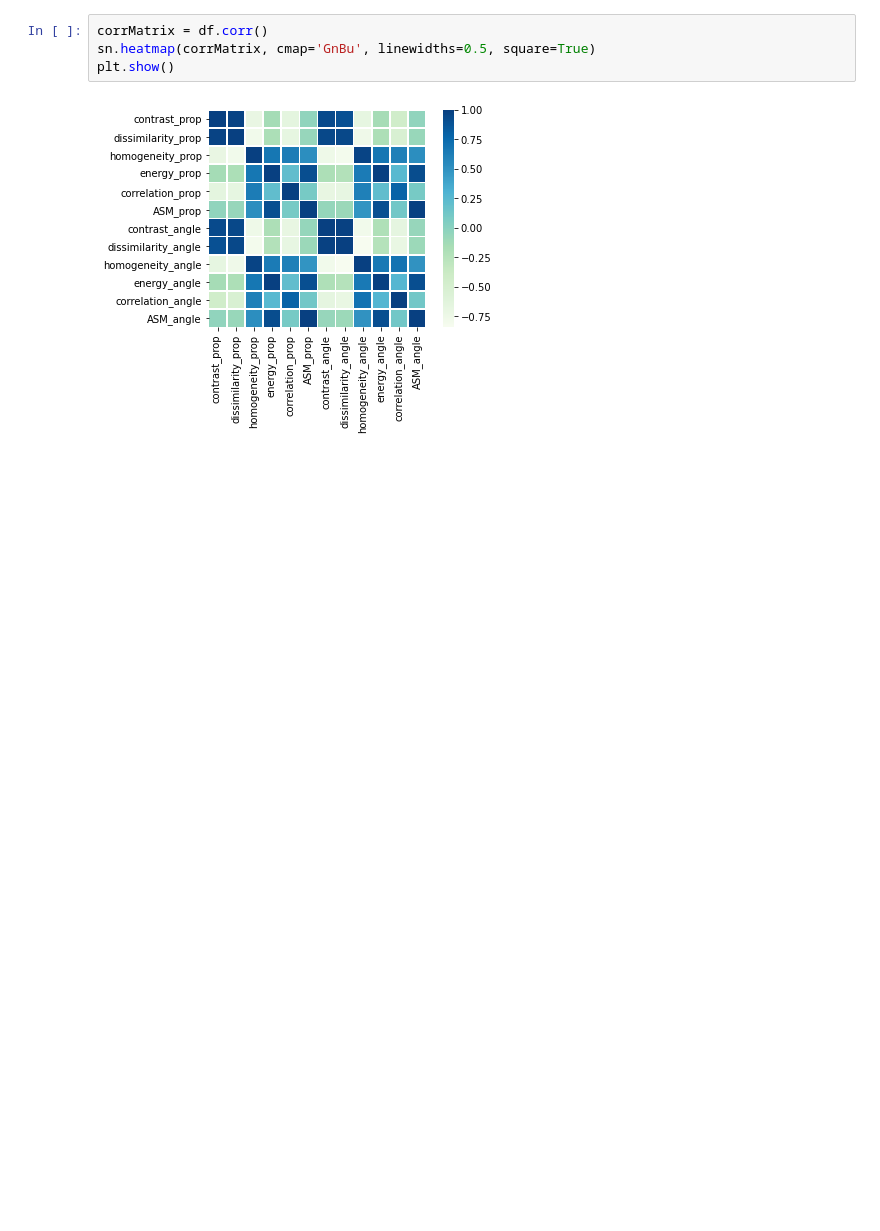
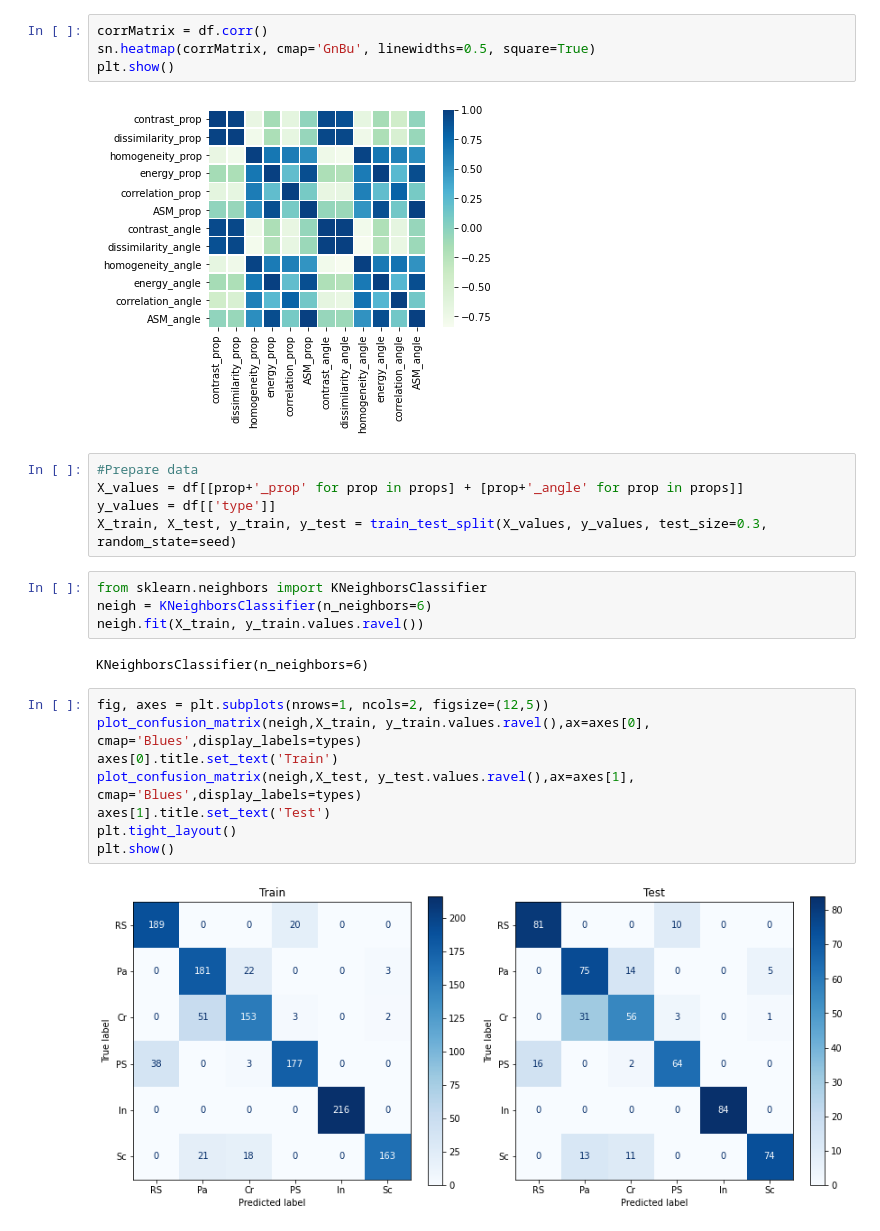
Before and after one commit to ULE-Informatica/NEU_surface_classification, a Jupyter notebook: test.ipynb, the cells around one changed output. Drawn from its saved outputs; the diff is of its cells as text; blank space fills up the shorter version.

Commit message:
Add a classifier

```diff
--- a/test.ipynb
+++ b/test.ipynb
@@ -64,3 +67,24 @@ sn.heatmap(corrMatrix, cmap='GnBu', linewidths=0.5, square=True)
 plt.show()
 # %% [output]
 [figure]
+# %%
+#Prepare data
+X_values = df[[prop+'_prop' for prop in props] + [prop+'_angle' for prop in props]]
+y_values = df[['type']]
+X_train, X_test, y_train, y_test = train_test_split(X_values, y_values, test_size=0.3, random_state=seed)
+# %%
+from sklearn.neighbors import KNeighborsClassifier
+neigh = KNeighborsClassifier(n_neighbors=6)
+neigh.fit(X_train, y_train.values.ravel())
+# %% [output]
+KNeighborsClassifier(n_neighbors=6)
+# %%
+fig, axes = plt.subplots(nrows=1, ncols=2, figsize=(12,5))
+plot_confusion_matrix(neigh,X_train, y_train.values.ravel(),ax=axes[0], cmap='Blues',display_labels=types)
+axes[0].title.set_text('Train')
+plot_confusion_matrix(neigh,X_test, y_test.values.ravel(),ax=axes[1], cmap='Blues',display_labels=types)
+axes[1].title.set_text('Test')
+plt.tight_layout()
+plt.show()
+# %% [output]
+[figure, added]
```
Also changed, not shown: parts of 3 cells of this notebook.
